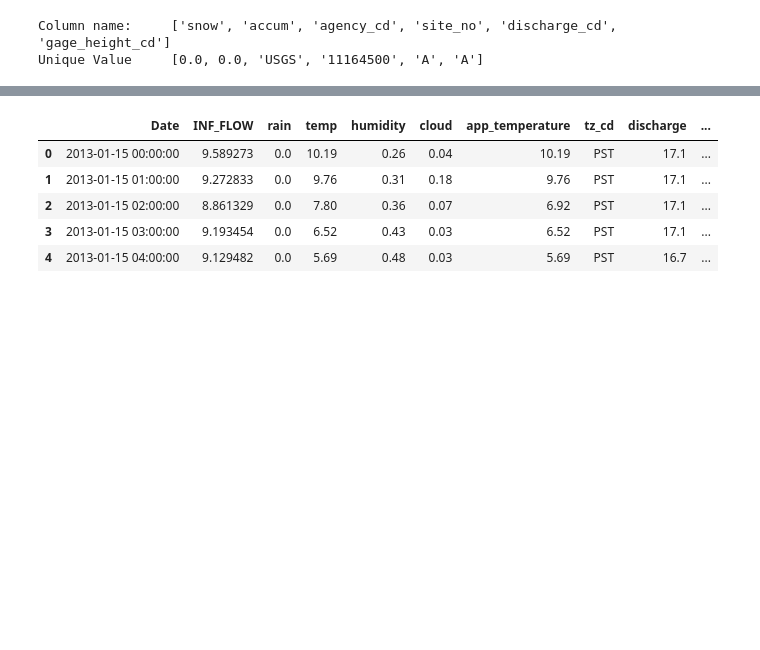
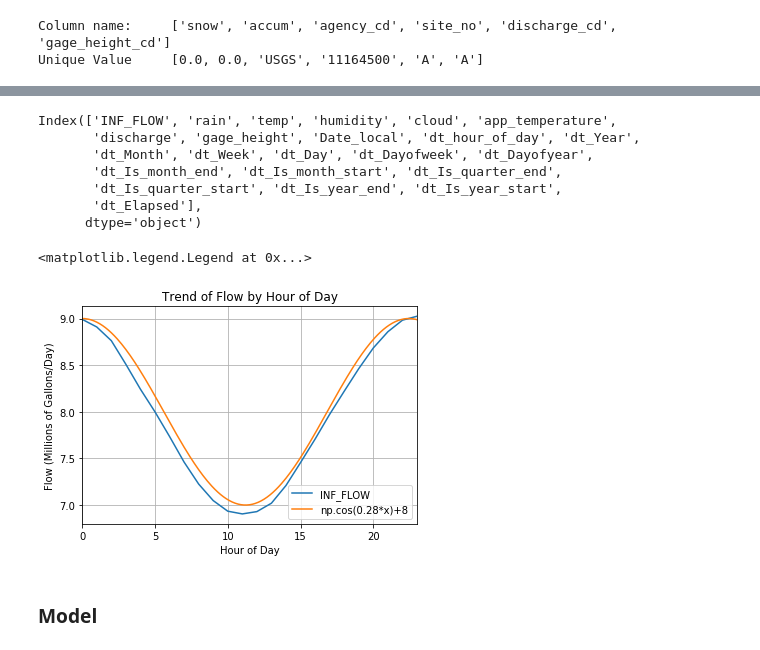
Before and after one commit to LucasXavierChurchman/plutoshift_flow, a Jupyter notebook: flow.ipynb, the cells around one changed output, grey strips where cells are left out. Drawn from its saved outputs; the diff is of its cells as text; code cells hidden in the pictures; blank space fills up the shorter version.

Commit message:
building model

```diff
--- a/flow.ipynb
+++ b/flow.ipynb
@@ -188,0 +223,12 @@ df.drop(unique_value_cols, axis = 1, inplace = True)
+# %%
+#Drop the timezone column
+df.drop('tz_cd', axis = 1, inplace = True)
+# %%
+#Preserve local dattime in new column incase it's needed later.
+df['Date_local'] =  df.index
+# %%
+#Convert the datetime index to GMT. Can be changed later
+dti = pd.date_range(start = '2013-01-15', freq = 'H', periods = df.shape[0], tz = 'GMT')
+df.index = dti
+df.index.name = 'Date_GMT'
+df.loc['2013-03-10 00:00:00':'2013-03-10 05:00:00']
@@ -189,9 +244,40 @@ df.drop(unique_value_cols, axis = 1, inplace = True)
+# %%
+#Create features for each component of the time series.
+
+# The prompt mentions the plant doesn't control the amount of flow coming in. This likely means
+# the flow is mostly caused by natural cycles. Considering this, datetime units indicating natural
+# cycles (i.e hour of day, time of year) are probably more important. We can try
+# all to be thorough and remove them later if they add no predictive power to our model for
+# better interpretability for the client
+
+df['dt_hour_of_day'] = pd.DatetimeIndex(df.index).hour
+df['dt_'] = df.index
+df = add_datepart(df, 'dt_', drop = True) #This will add most calendar date features
 # %%
-df.head()
+df.columns
 # %% [output]
-|  | Date | INF_FLOW | rain | temp | humidity | cloud | app_temperature | tz_cd | discharge | ... |
-| 0 | 2013-01-15 00:00:00 | 9.589273 | 0.0 | 10.19 | 0.26 | 0.04 | 10.19 | PST | 17.1 | ... |
-| 1 | 2013-01-15 01:00:00 | 9.272833 | 0.0 | 9.76 | 0.31 | 0.18 | 9.76 | PST | 17.1 | ... |
-| 2 | 2013-01-15 02:00:00 | 8.861329 | 0.0 | 7.80 | 0.36 | 0.07 | 6.92 | PST | 17.1 | ... |
-| 3 | 2013-01-15 03:00:00 | 9.193454 | 0.0 | 6.52 | 0.43 | 0.03 | 6.52 | PST | 17.1 | ... |
-| 4 | 2013-01-15 04:00:00 | 9.129482 | 0.0 | 5.69 | 0.48 | 0.03 | 5.69 | PST | 16.7 | ... |
+Index(['INF_FLOW', 'rain', 'temp', 'humidity', 'cloud', 'app_temperature',
+       'discharge', 'gage_height', 'Date_local', 'dt_hour_of_day', 'dt_Year',
+       'dt_Month', 'dt_Week', 'dt_Day', 'dt_Dayofweek', 'dt_Dayofyear',
+       'dt_Is_month_end', 'dt_Is_month_start', 'dt_Is_quarter_end',
+       'dt_Is_quarter_start', 'dt_Is_year_end', 'dt_Is_year_start',
+       'dt_Elapsed'],
+      dtype='object')
+# %%
+#This is interesting. Flow has an almost perfect cosine shaped trend over the course of an average day
+
+hourly_flow_trend = df.groupby(['dt_hour_of_day'])['INF_FLOW'].mean()
+x = np.arange(0,7.6*np.pi,0.1)
+y = np.cos(0.28*x)+8
+cosine_data = pd.DataFrame([y,x])
+hourly_flow_trend.plot(grid = True)
+plt.plot(x,y)
+plt.xlabel('Hour of Day')
+plt.title('Trend of Flow by Hour of Day')
+plt.ylabel('Flow (Millions of Gallons/Day)')
+plt.legend(labels = ['INF_FLOW', 'np.cos(0.28*x)+8'])
+# %% [output]
+<matplotlib.legend.Legend at 0x...>
+[figure, added]
+# %% [markdown]
+### Model
```
Also changed, not shown: parts of 26 cells of this notebook, 1 other file.
